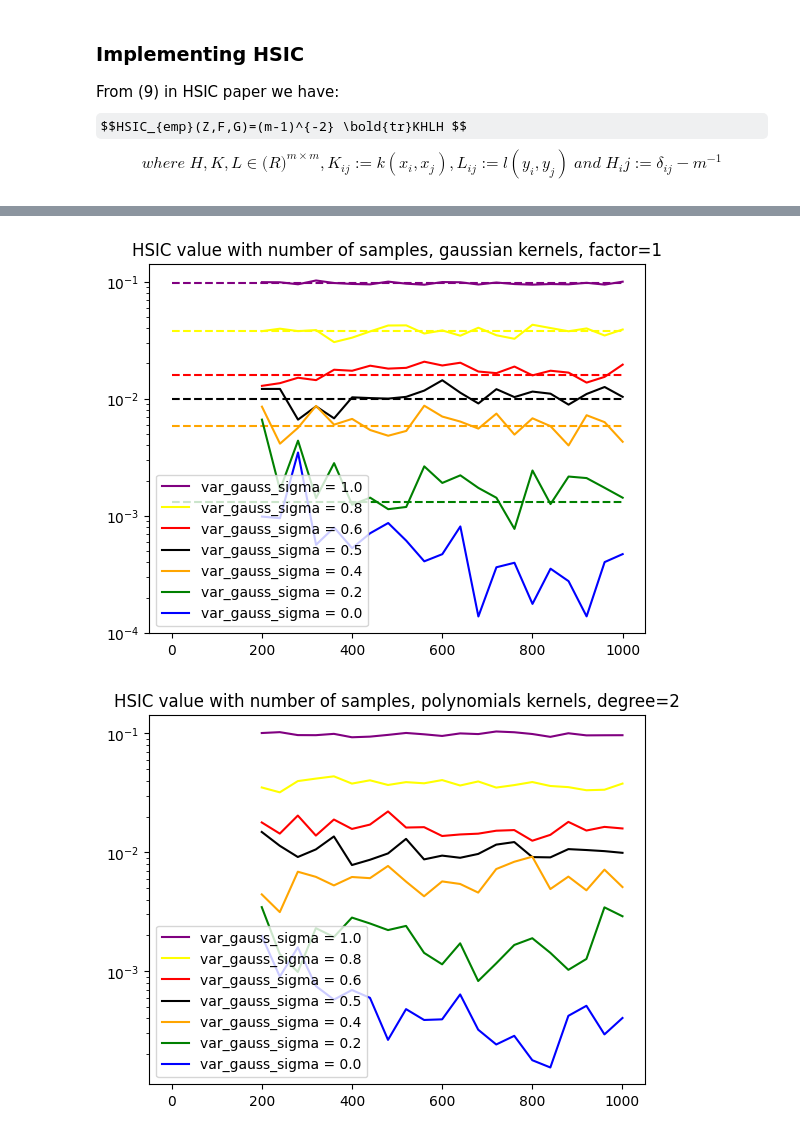
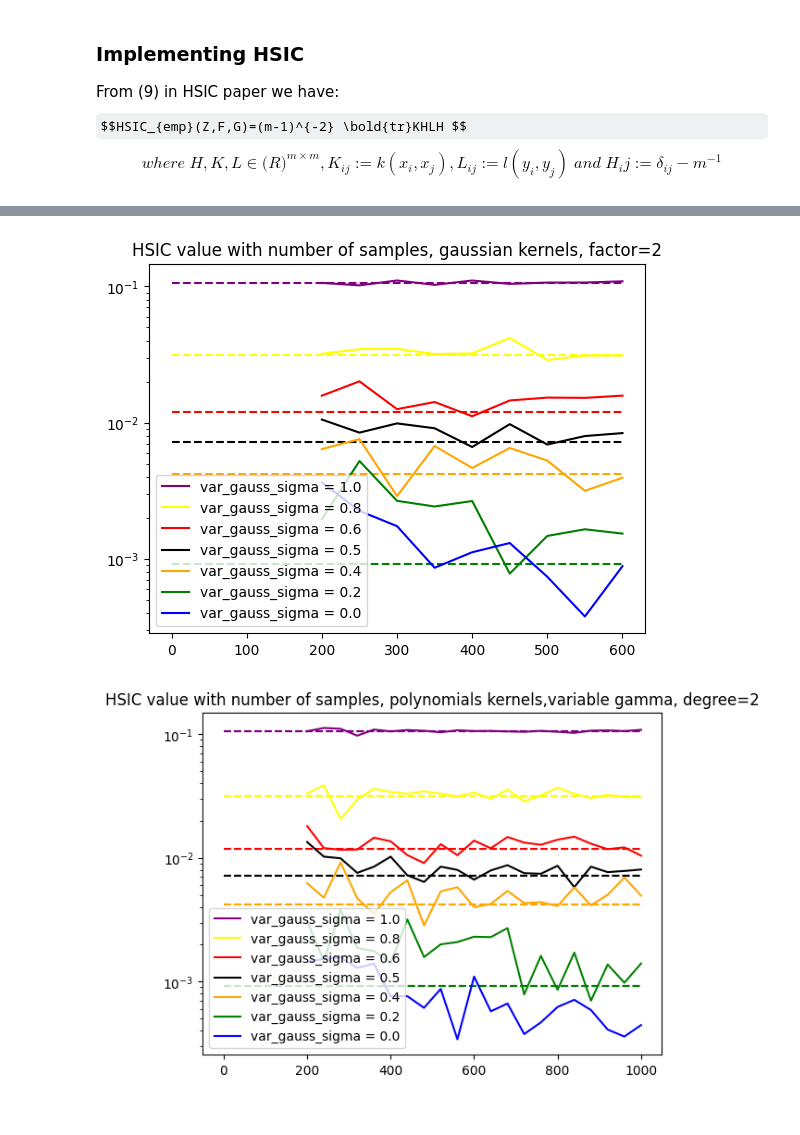
Before and after one commit to Noe-Bosc-Haddad/Gretton-independence-tests, a Jupyter notebook: test-notebooks/Presentation_notebook.ipynb, the cells around one changed output, grey strips where cells are left out. Cells and saved outputs as stored; diff of their text form; code cells hidden in the pictures; some formulas as TeX source.

```diff
--- a/test-notebooks/Presentation_notebook.ipynb
+++ b/test-notebooks/Presentation_notebook.ipynb
@@ -197,9 +197,9 @@ plt.show()
 from sympy.stats import Normal,E
 from sympy import exp,sqrt,N
 
-m = 2000
+m = 1000
 start_point = 200
-step= 200
+step= 100
 gamma = 0
 degrees = np.array([-4,-2,2,4,6,8,10])
 res_degrees = np.empty((len(degrees),(m-start_point)//step +1))
@@ -218,7 +218,7 @@ mean = np.array([0,0,0,0])
 
 
 for i in tqdm(range(len(degrees))):
-    c = 0
+    c = 1
     d = degrees[i]
     Kf_d = lambda x,y : K_polynomial(x,y,c,d)
     Kg_d = lambda x,y : K_polynomial(x,y,c,d)
@@ -232,7 +232,7 @@ for i in tqdm(range(len(degrees))):
 
 for i in range(1,len(degrees)+1):
     plt.plot(x_axis,res_degrees[-i],color = colors[-i], label ="var_gauss_sigma = {}".format(degrees[-i]))
-plt.title("COCO value with number of samples, gaussian kernels, gamma={} ,c={} different degrees".format(gamma,c))
+plt.title("COCO value with number of samples, polynomial kernels, gamma={} ,c={} different degrees".format(gamma,c))
 plt.legend()
 plt.show()
 # %% [output]
@@ -287,14 +292,14 @@ print("HSIC_pop=",HSIC_pop,"numerical =",N(HSIC_pop))
 # %%
 from sympy.stats import Normal,E
 from sympy import exp,sqrt,N
-factor = 1
+factor = 2
 Kf = lambda x,y : K_gaussian(x,y,factor)
 Kg = lambda x,y : K_gaussian(x,y,factor)
 
 
-m = 1000
+m = 600
 start_point = 200
-step= 40
+step= 50
 gamma = np.array([0,0.2,0.4,0.5,0.6,0.8,1])
 gamma_bar= np.sqrt(1-gamma**2)
 res_gammas = np.empty((len(gamma),(m-start_point)//step +1))
@@ -332,7 +337,7 @@ plt.yscale('log')
 plt.legend()
 plt.show()
 # %% [output]
-[figure, old version]
+[figure, new version]
 # %%
 from sympy.stats import Normal,E
 from sympy import exp,sqrt,N
@@ -355,33 +360,37 @@ if len(colors)!=len(gamma):
     raise ValueError("the numbers of colors doesn't match the number of gamma value given")
 
 
 
 for j in tqdm(range(start_point,m+1,step)):
     for i in range(len(gamma)):
         k = (j-start_point)//step
         x = np.random.normal(0,1,j)
         y = gamma[i]*x + gamma_bar[i]*np.random.normal(0,1,j)
         res_gammas[i][k] = HSIC(Kf,Kg,x,y)
 
 X = Normal('X',0,1)
 Y = Normal('Y',0,1)
 W = Normal('W',0,sqrt(2))
 V = Normal('V',0,sqrt(2))
 
 
 for i in range(1,len(gamma)+1):
     gamma_i = gamma[-i]
     gamma_bar_i = sqrt(1-gamma_i**2)
+    Ex1y1_x2y2 = 1/sqrt(1+8*factor*(1+2*factor*(gamma_bar_i**2)))
+    Ex1y1_Ex2y2 = 1/(4*factor+1)
+    Ex1y1_Ex2Ey2 = 1/sqrt( (2*factor+1+2*factor*gamma_bar_i**2)*(4*factor+1+2*factor*gamma_i**2)-4*(factor*gamma_i*gamma_bar_i)**2)
+    HSIC_pop_i = Ex1y1_x2y2 + Ex1y1_Ex2y2 -2*Ex1y1_Ex2Ey2
     #Ex1y1_x2y2_prime = E(exp(-factor*((1+gamma**2)*W**2 +(gamma_bar*V)**2 +2*gamma*gamma_bar*W*V )))
     #Ex1y1_Ex2y2_prime = E(exp(-factor*(W)**2))*E(exp(-factor*(V)**2))
     #Ex1y1_Ex2Ey2_prime = E(exp((-factor/(2*factor+1))*((1+gamma**2)*X**2-2*gamma*gamma_bar*Z*X+(gamma_bar*Z)**2)))/(2*factor+1)
     #HSIC_pop_i_prime = Ex1y1_x2y2_prime + Ex1y1_Ex2y2_prime -2*Ex1y1_Ex2Ey2_prime
-    #plt.hlines(HSIC_pop_i,xmin=0,xmax = x_axis[-1],color = colors[-i],linestyles= "--")
-    plt.title("HSIC value with number of samples, polynomials kernels, degree={}".format(d))
+    plt.hlines(HSIC_pop_i,xmin=0,xmax = x_axis[-1],color = colors[-i],linestyles= "--")
+    plt.title("HSIC value with number of samples, polynomials kernels,variable gamma, degree={}".format(d))
     plt.hlines(HSIC_pop_i,xmin=0,xmax = x_axis[-1],color = colors[-i],linestyles= "--")
     plt.plot(x_axis,res_gammas[-i],color = colors[-i], label ="var_gauss_sigma = {}".format(gamma_i))
 plt.yscale('log')
 plt.legend()
 plt.show()
 # %% [output]
-[figure, old version]
+[figure, new version]
```
Also changed, not shown: parts of 6 cells of this notebook, 3 other files.
